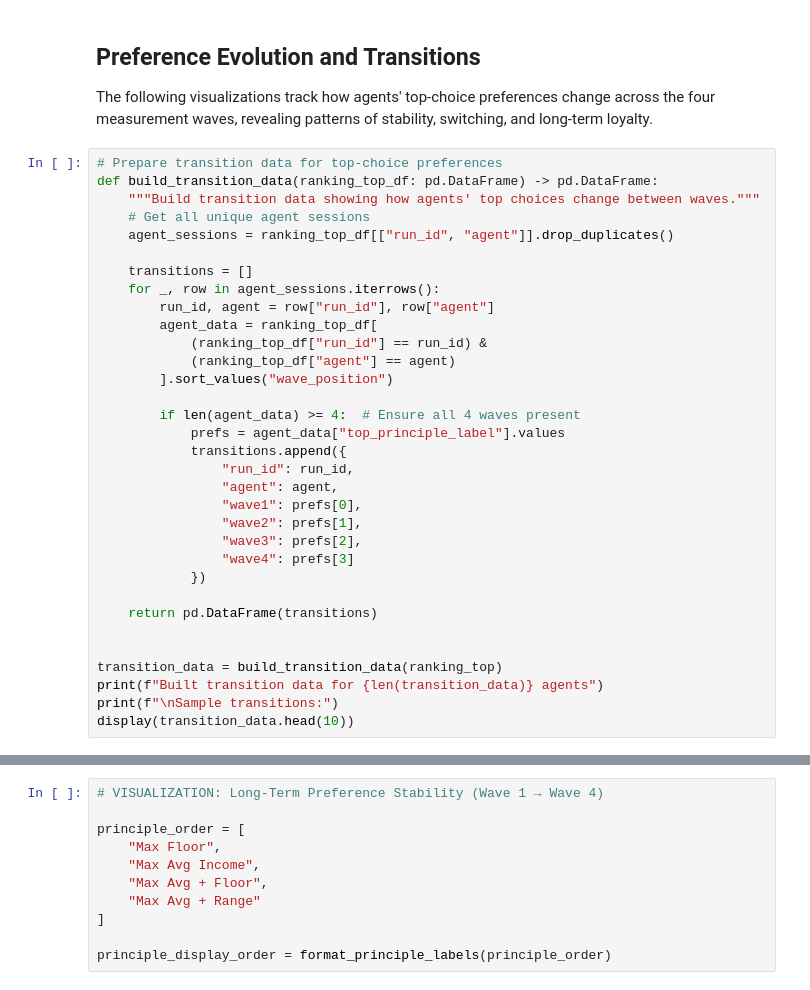
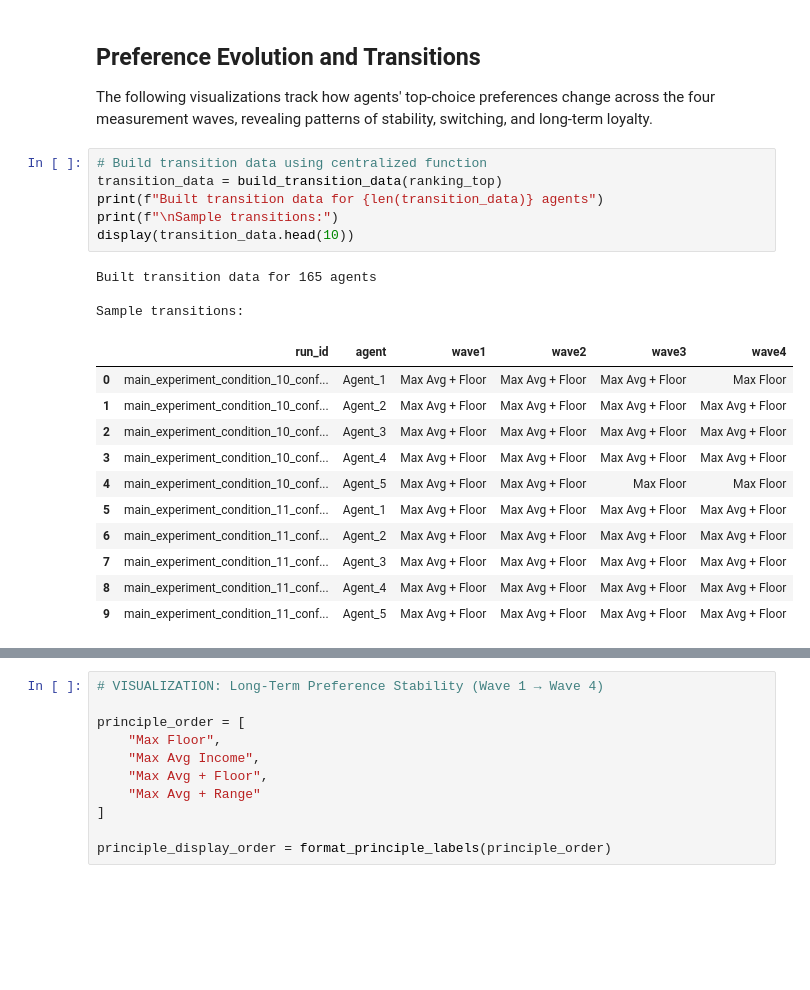
Before and after one commit to Lucas-Mueller/Master-Thesis-Lucas-Mueller, a Jupyter notebook: experiment_execution/main_experiment/main_experiment_descriptive_analysis.ipynb, the cells around one changed output, grey strips where cells are left out. Cells and saved outputs as stored; diff of their text form; blank space fills up the shorter version.

```diff
--- a/experiment_execution/main_experiment/main_experiment_descriptive_analysis.ipynb
+++ b/experiment_execution/main_experiment/main_experiment_descriptive_analysis.ipynb
@@ -500,38 +434,26 @@ else:
 
 The following visualizations track how agents' top-choice preferences change across the four measurement waves, revealing patterns of stability, switching, and long-term loyalty.
 # %%
-# Prepare transition data for top-choice preferences
-def build_transition_data(ranking_top_df: pd.DataFrame) -> pd.DataFrame:
-    """Build transition data showing how agents' top choices change between waves."""
-    # Get all unique agent sessions
-    agent_sessions = ranking_top_df[["run_id", "agent"]].drop_duplicates()
-
-    transitions = []
-    for _, row in agent_sessions.iterrows():
-        run_id, agent = row["run_id"], row["agent"]
-        agent_data = ranking_top_df[
-            (ranking_top_df["run_id"] == run_id) &
-            (ranking_top_df["agent"] == agent)
-        ].sort_values("wave_position")
-
-        if len(agent_data) >= 4:  # Ensure all 4 waves present
-            prefs = agent_data["top_principle_label"].values
-            transitions.append({
-                "run_id": run_id,
-                "agent": agent,
-                "wave1": prefs[0],
-                "wave2": prefs[1],
-                "wave3": prefs[2],
-                "wave4": prefs[3]
-            })
-
-    return pd.DataFrame(transitions)
-
-
+# Build transition data using centralized function
 transition_data = build_transition_data(ranking_top)
 print(f"Built transition data for {len(transition_data)} agents")
 print(f"\nSample transitions:")
 display(transition_data.head(10))
+# %% [output]
+Built transition data for 165 agents
+
+Sample transitions:
+|  | run_id | agent | wave1 | wave2 | wave3 | wave4 |
+| 0 | main_experiment_condition_10_conf... | Agent_1 | Max Avg + Floor | Max Avg + Floor | Max Avg + Floor | Max Floor |
+| 1 | main_experiment_condition_10_conf... | Agent_2 | Max Avg + Floor | Max Avg + Floor | Max Avg + Floor | Max Avg + Floor |
+| 2 | main_experiment_condition_10_conf... | Agent_3 | Max Avg + Floor | Max Avg + Floor | Max Avg + Floor | Max Avg + Floor |
+| 3 | main_experiment_condition_10_conf... | Agent_4 | Max Avg + Floor | Max Avg + Floor | Max Avg + Floor | Max Avg + Floor |
+| 4 | main_experiment_condition_10_conf... | Agent_5 | Max Avg + Floor | Max Avg + Floor | Max Floor | Max Floor |
+| 5 | main_experiment_condition_11_conf... | Agent_1 | Max Avg + Floor | Max Avg + Floor | Max Avg + Floor | Max Avg + Floor |
+| 6 | main_experiment_condition_11_conf... | Agent_2 | Max Avg + Floor | Max Avg + Floor | Max Avg + Floor | Max Avg + Floor |
+| 7 | main_experiment_condition_11_conf... | Agent_3 | Max Avg + Floor | Max Avg + Floor | Max Avg + Floor | Max Avg + Floor |
+| 8 | main_experiment_condition_11_conf... | Agent_4 | Max Avg + Floor | Max Avg + Floor | Max Avg + Floor | Max Avg + Floor |
+| 9 | main_experiment_condition_11_conf... | Agent_5 | Max Avg + Floor | Max Avg + Floor | Max Avg + Floor | Max Avg + Floor |
 # %%
 # VISUALIZATION: Preference Stability Across Transitions
 
```
Also changed, not shown: parts of 23 cells of this notebook, 8 other files.
